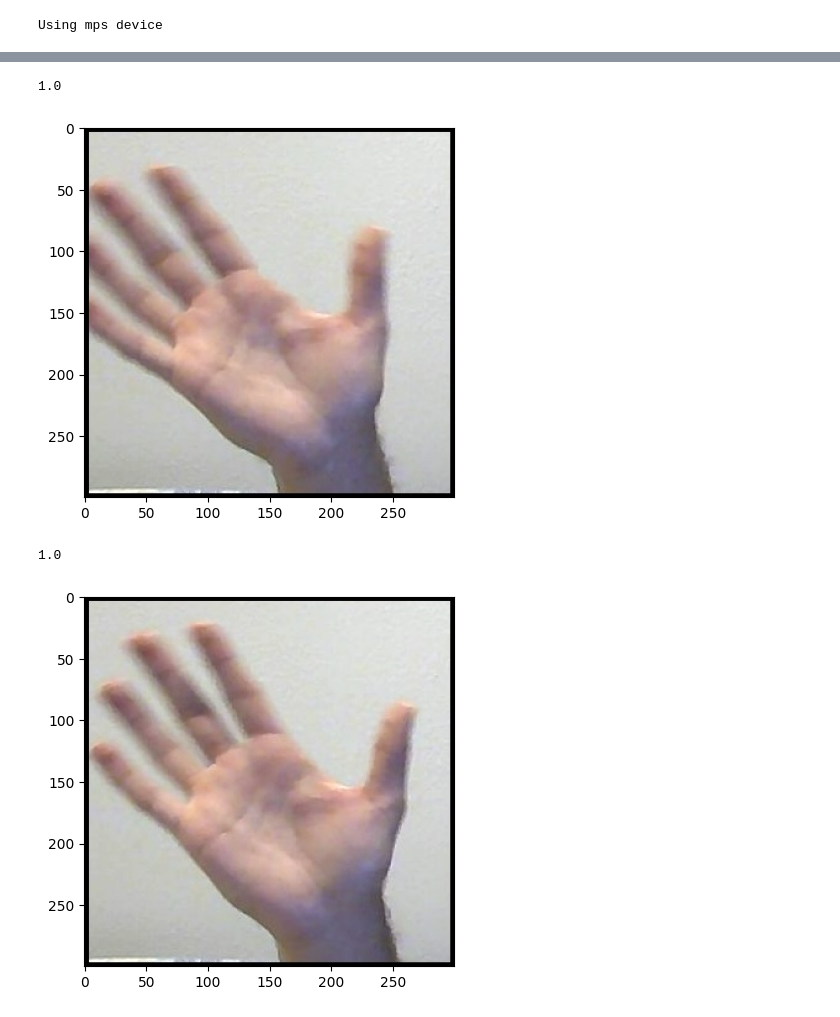
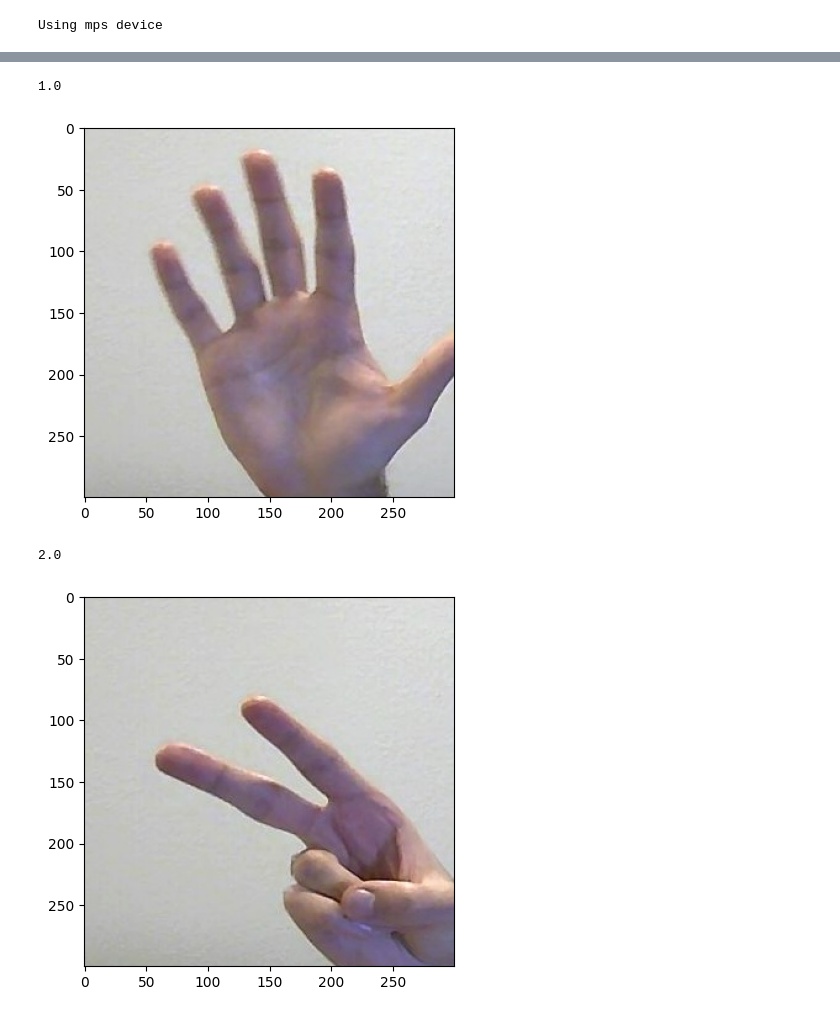
Before and after one commit to sharmaadvay0/RockPaperScissors, a Jupyter notebook: hand_recognition.ipynb, the cells around one changed output, grey strips where cells are left out. Drawn from its saved outputs; the diff is of its cells as text; code cells hidden in the pictures.

```diff
--- a/hand_recognition.ipynb
+++ b/hand_recognition.ipynb
@@ -77,18 +77,18 @@ shuffler = np.random.permutation(len(trainLabels))
 trainImages = trainImages[shuffler]
 trainLabels = trainLabels[shuffler]
 # %%
-plt.imshow(np.transpose(trainImages[10, :, :, :], (1, 2, 0)))
-print(trainLabels[10])
+plt.imshow(np.transpose(trainImages[3, :, :, :], (1, 2, 0)))
+print(trainLabels[3])
 # %% [output]
 1.0
-[figure, old version]
+[figure, new version]
 # %%
 shuffler = np.random.permutation(len(testLabels))
 testImages = testImages[shuffler]
 testLabels = testLabels[shuffler]
 # %%
-plt.imshow(np.transpose(testImages[20, :, :, :], (1, 2, 0)))
-print(testLabels[20])
+plt.imshow(np.transpose(testImages[4, :, :, :], (1, 2, 0)))
+print(testLabels[4])
 # %% [output]
-1.0
+2.0
-[figure, old version]
+[figure, new version]
```
Also changed, not shown: parts of 2 cells of this notebook, 1 other file.
